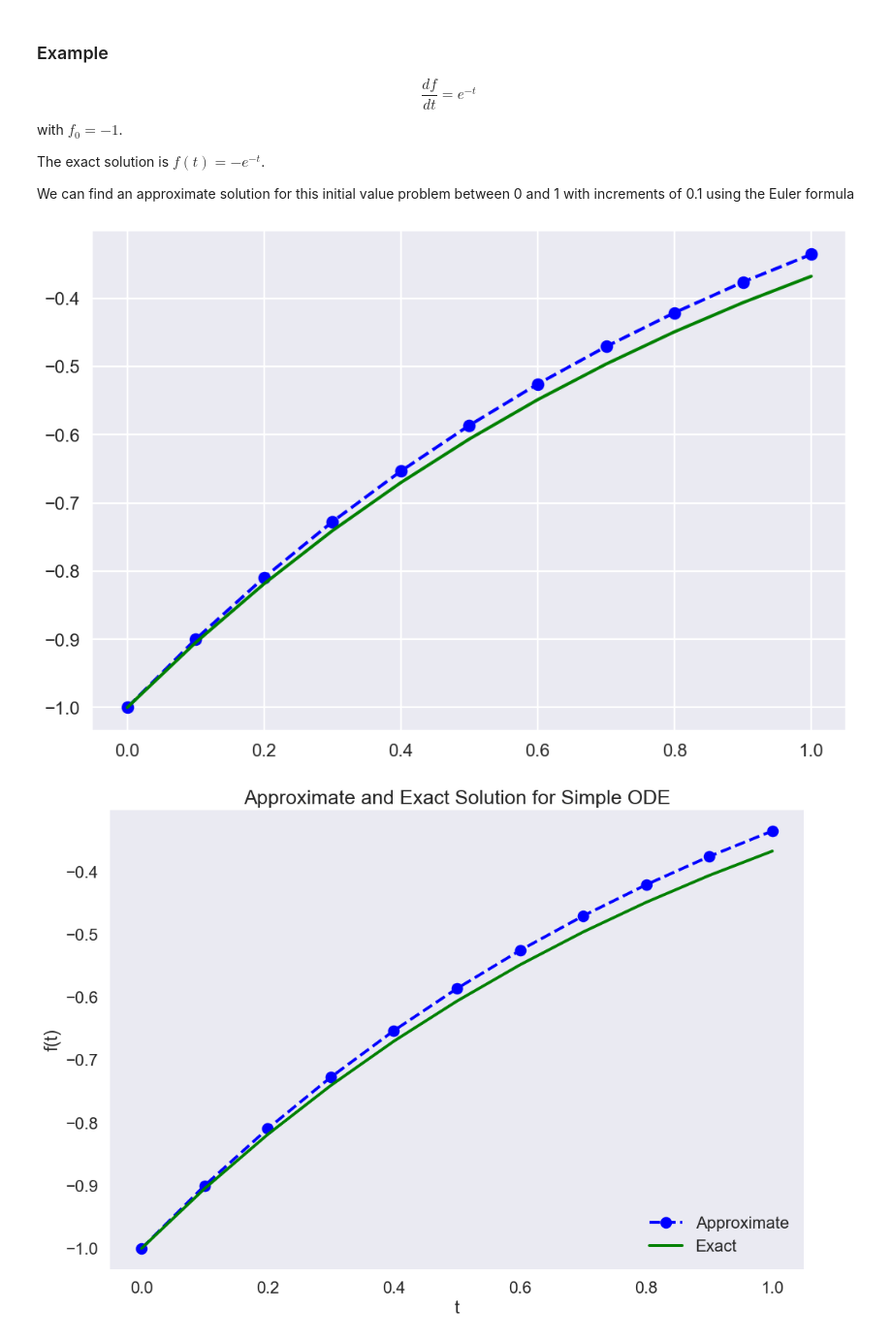
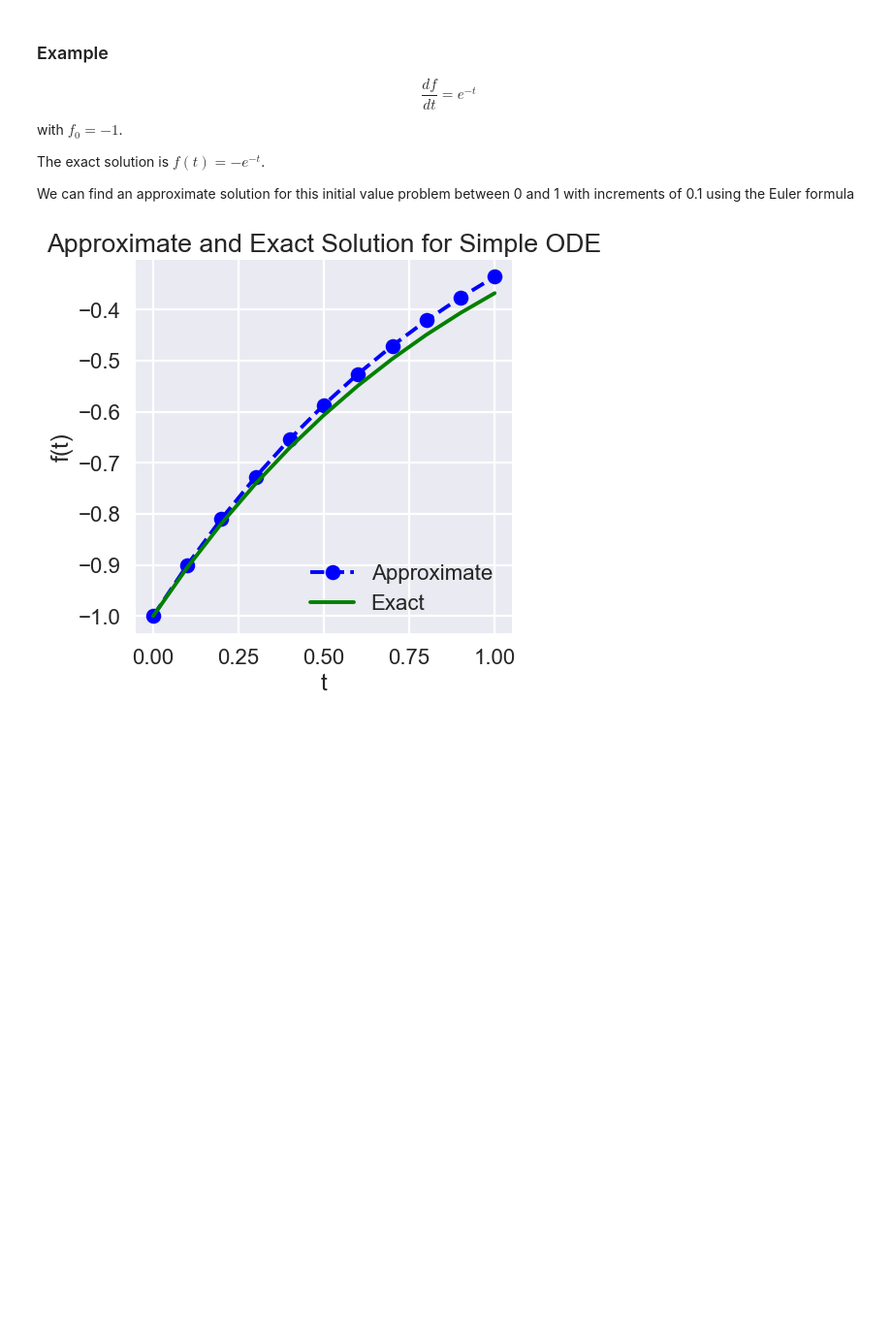
Before and after one commit to dguari1/BME3240_2021, a Jupyter notebook: Ordinary Differential Equations.ipynb, the cells around one changed output. Shown at 97% size. Drawn from its saved outputs; the diff is of its cells as text; code cells hidden in the pictures; blank space fills up the shorter version.

```diff
--- a/Ordinary Differential Equations.ipynb
+++ b/Ordinary Differential Equations.ipynb
@@ -322,19 +322,15 @@ s[0] = s0
 for i in range(0,len(t)-1):
     s[i+1] = s[i] + h*func(t[i])
 # %%
-plt.figure(figsize = (12, 8))
-plt.plot(t, s, 'bo--', label='Approximate')
-plt.plot(t, -np.exp(-t), 'g', label='Exact')
-plt.figure(figsize = (12, 8))
+plt.figure(figsize = (5, 5))
 plt.plot(t, s, 'bo--', label='Approximate')
 plt.plot(t, -np.exp(-t), 'g', label='Exact')
 plt.title('Approximate and Exact Solution \
 for Simple ODE')
 plt.xlabel('t')
 plt.ylabel('f(t)')
-plt.grid()
+plt.grid(True)
 plt.legend(loc='lower right')
 plt.show()
 # %% [output]
-[figure, old version]
+[figure, new version]
-[figure, removed]
```
Also changed, not shown: parts of 43 cells of this notebook.
